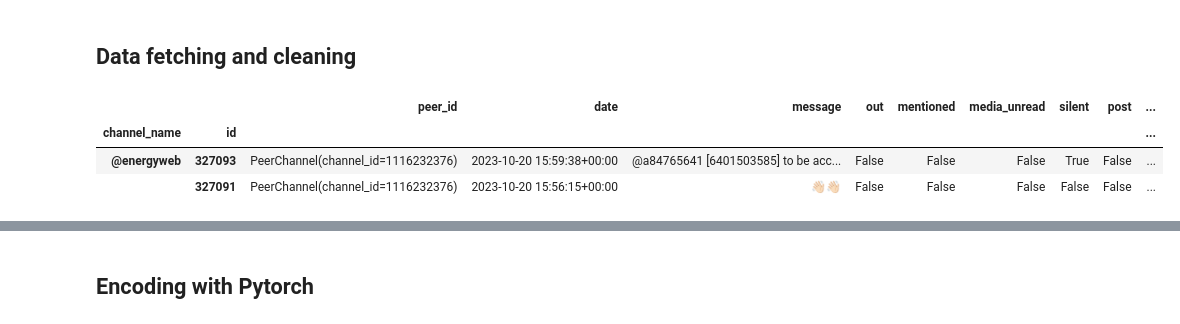
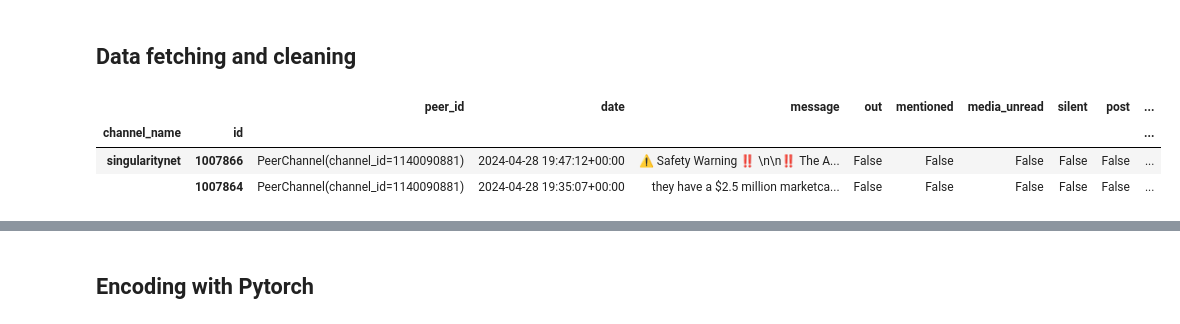
Before and after one commit to cancamilo/telegram-nlp, a Jupyter notebook: notebooks/telegram_semantic_search.ipynb, the cells around one changed output, grey strips where cells are left out. Saved outputs shown, nothing was run; the diff lists cells and outputs as text; code cells hidden in the pictures.

```diff
--- a/notebooks/telegram_semantic_search.ipynb
+++ b/notebooks/telegram_semantic_search.ipynb
@@ -53,9 +53,9 @@ columns = ["channel_name", "id", "peer_id", "date", "message", "out", "mentioned
         "forwards", "replies", "edit_date", "post_author", "grouped_id",
         "reactions", "restriction_reason", "ttl_period"]
 
-client = TelegramClient(f"sessions_data/{phone}", api_id, api_hash)
-channel_id = "@energyweb"
-n = 10000
+client = TelegramClient(f"../sessions_data/{phone}", api_id, api_hash)
+channel_id = "singularitynet"
+n = 1000
 
 async with client:
     async for msg in client.iter_messages(channel_id, filter=InputMessagesFilterEmpty, limit=n):
@@ -72,13 +72,15 @@ async with client:
             break
 # %%
 df = pd.DataFrame(pd_data, columns=columns)
+df = df[df['message'] != ''] # remove empty messages
+df = df[~df["message"].isna()] # remove nan text
 df = df.set_index(["channel_name", "id"])
 df.head(2)
 # %% [output]
 |  |  | peer_id | date | message | out | mentioned | media_unread | silent | post | ... |
 | channel_name | id |  |  |  |  |  |  |  |  | ... |
-| @energyweb | 327093 | PeerChannel(channel_id=1116232376) | 2023-10-20 15:59:38+00:00 | @a84765641 [6401503585] to be acc... | False | False | False | True | False | ... |
-|  | 327091 | PeerChannel(channel_id=1116232376) | 2023-10-20 15:56:15+00:00 | 👋🏻👋🏻 | False | False | False | False | False | ... |
+| singularitynet | 1007866 | PeerChannel(channel_id=1140090881) | 2024-04-28 19:47:12+00:00 | ⚠️ Safety Warning ‼️ \n\n‼️ The A... | False | False | False | False | False | ... |
+|  | 1007864 | PeerChannel(channel_id=1140090881) | 2024-04-28 19:35:07+00:00 | they have a $2.5 million marketca... | False | False | False | False | False | ... |
 # %%
 import re
 import ast
```
Also changed, not shown: parts of 10 cells of this notebook, 5 other files.
